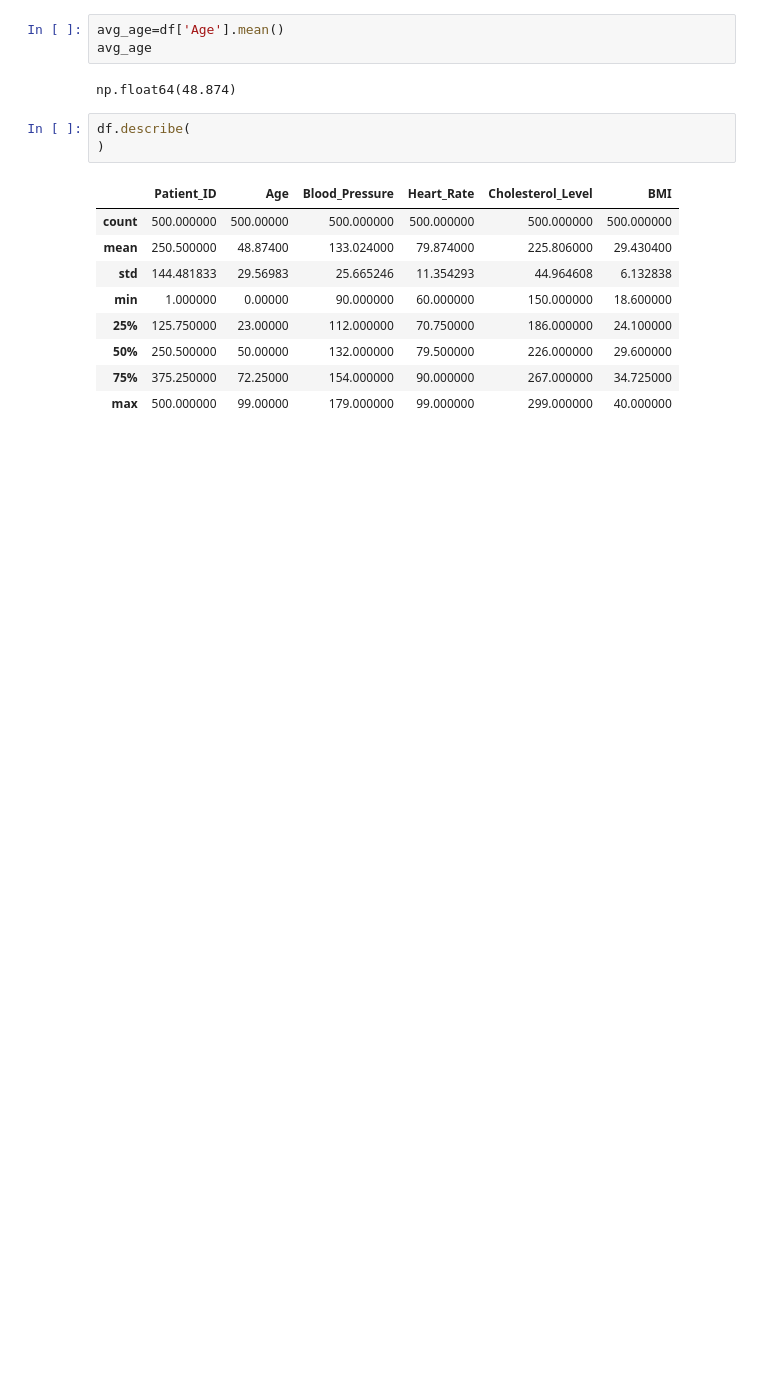
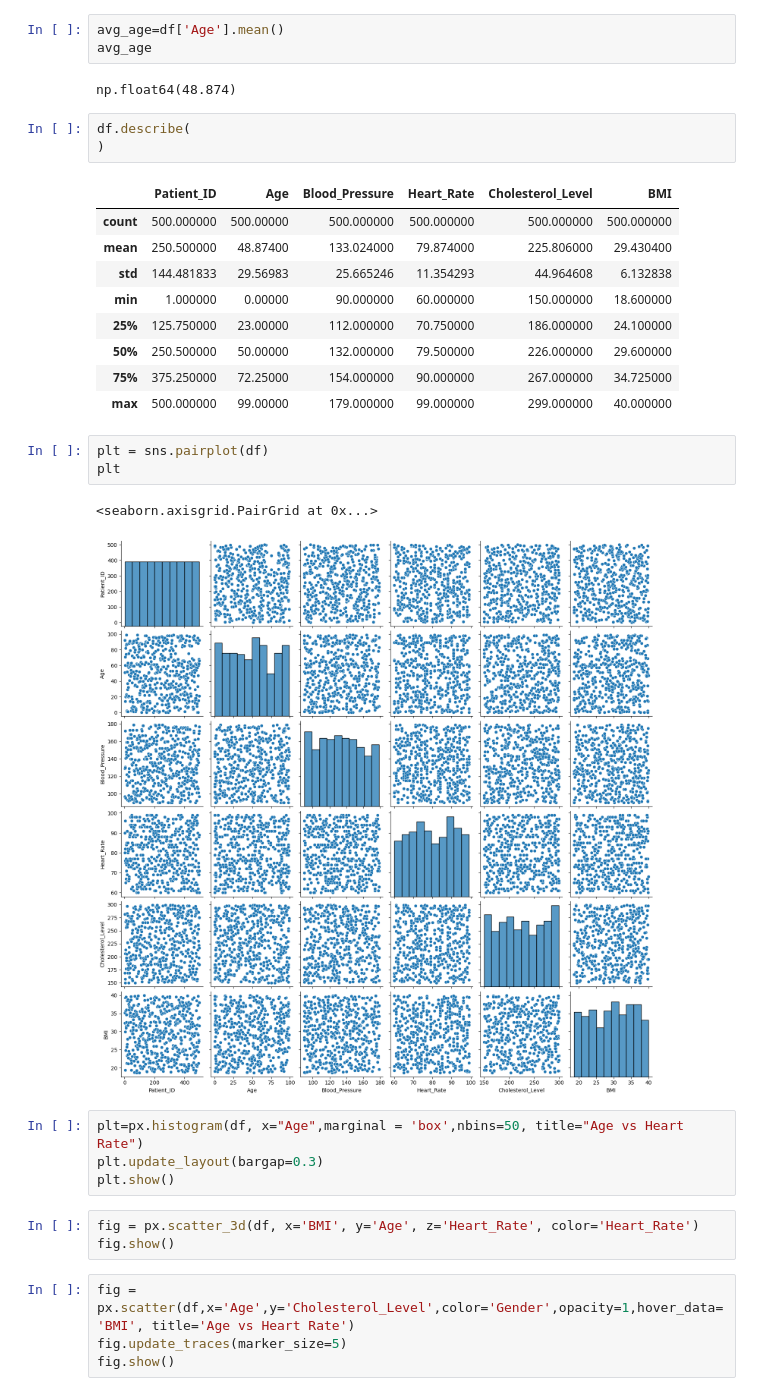
Before and after one commit to toRK25/scikit2, a Jupyter notebook: data.ipynb, the cells around one changed output. Saved outputs shown, nothing was run; the diff lists cells and outputs as text; blank space fills up the shorter version.

```diff
--- a/data.ipynb
+++ b/data.ipynb
@@ -40,3 +40,20 @@ df.describe(
 | 50% | 250.500000 | 50.00000 | 132.000000 | 79.500000 | 226.000000 | 29.600000 |
 | 75% | 375.250000 | 72.25000 | 154.000000 | 90.000000 | 267.000000 | 34.725000 |
 | max | 500.000000 | 99.00000 | 179.000000 | 99.000000 | 299.000000 | 40.000000 |
+# %%
+plt = sns.pairplot(df)
+plt
+# %% [output]
+<seaborn.axisgrid.PairGrid at 0x...>
+[figure, added]
+# %%
+plt=px.histogram(df, x="Age",marginal = 'box',nbins=50, title="Age vs Heart Rate")
+plt.update_layout(bargap=0.3)
+plt.show()
+# %%
+fig = px.scatter_3d(df, x='BMI', y='Age', z='Heart_Rate', color='Heart_Rate')
+fig.show()
+# %%
+fig = px.scatter(df,x='Age',y='Cholesterol_Level',color='Gender',opacity=1,hover_data='BMI', title='Age vs Heart Rate')
+fig.update_traces(marker_size=5)
+fig.show()
```
Also changed, not shown: parts of 1 cell of this notebook.
